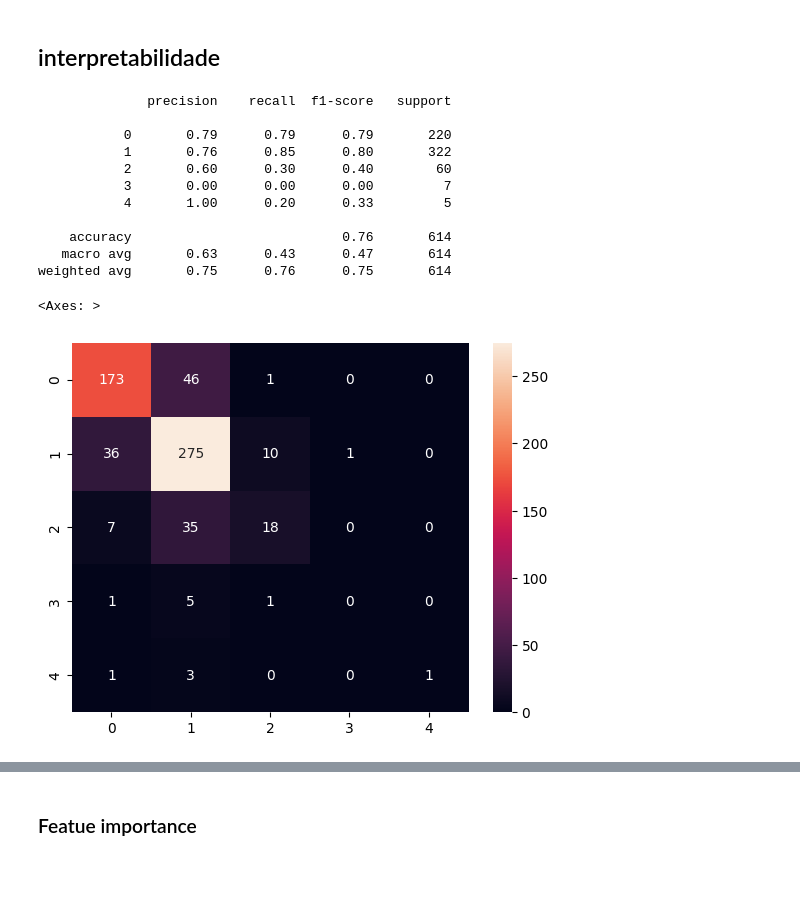
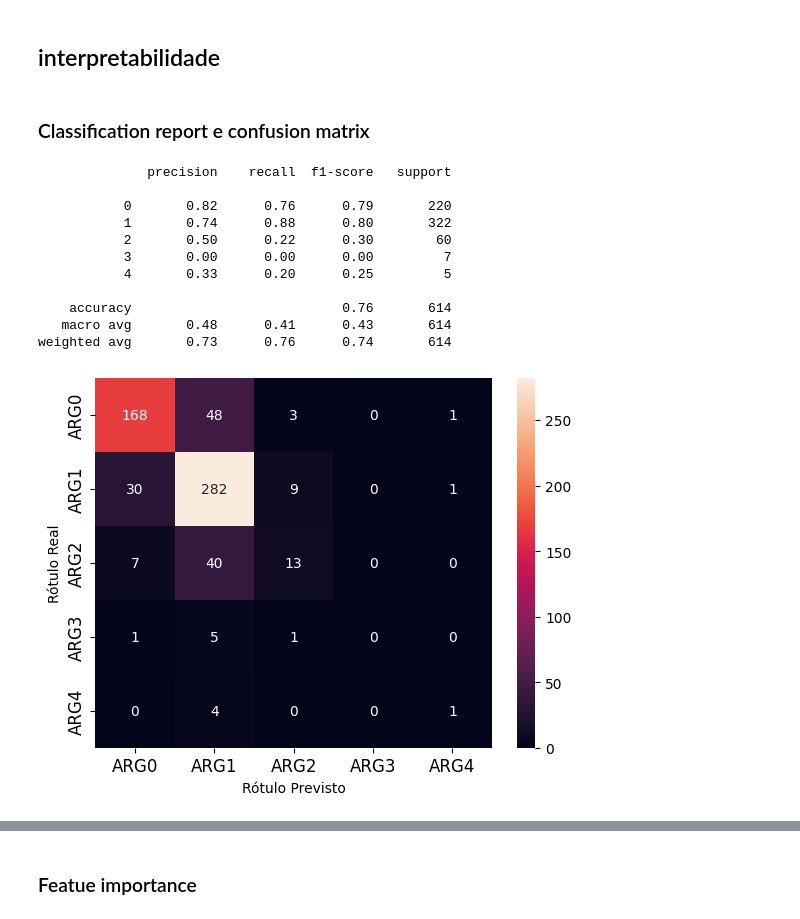
Before and after one commit to semcovici/AMR-BP-prediction, a Jupyter notebook: notebooks/2.0-classification.ipynb, the cells around one changed output, grey strips where cells are left out. Cells and saved outputs as stored; diff of their text form; code cells hidden in the pictures; blank space fills up the shorter version.

```diff
--- a/notebooks/2.0-classification.ipynb
+++ b/notebooks/2.0-classification.ipynb
@@ -133,7 +152,7 @@ df_features['label'] = df_features.label.apply(
 df_features['label'].value_counts()
 
 df_features = df_features[
-    (df_features.label != 'erro') & (df_features.label != 5)]
+    (df_features.label != 'erro')]
 df_features.label.value_counts()
 # %% [output]
 label
@@ -321,20 +304,19 @@ X_test.drop(features_std_0,axis = 1, inplace=True)
 # %%
-import scipy.stats as st
-
 #selector = RFE(RandomForestClassifier(random_state=random_seed), step=100, verbose = 2)
 selector = SelectPercentile()
-sampler = None#RandomOverSampler(sampling_strategy='minority',random_state=random_seed)
+sampler = RandomOverSampler(sampling_strategy='minority',random_state=random_seed)
 scaler = StandardScaler()
 
 estimator = XGBClassifier(
     device = 'cuda',
- #tree_method = 'hist'
+ #tree_method = 'hist',
+#    sample_weights = sample_weights
     )
 
 pipeline_steps = [
     ('scaling', scaler),
+    ('selecting', selector),
     ('sampling', sampler),
-    ('selecting', selector),
     ('estimator',estimator)
     ]
 
@@ -351,12 +333,14 @@ params = {
             "estimator__colsample_bytree": st.beta(10, 1),
             "estimator__subsample": st.beta(10, 1),
             "estimator__gamma": st.uniform(0, 10),
-           # 'estimator__objective': ['multi:softmax'],
+            'estimator__objective': ['multi:softmax'],
             'estimator__eval_metric':['aucpr'],
 
-#            'estimator__scale_pos_weight': st.randint(0, 2),
+            #'estimator__scale_pos_weight': st.randint(0, 2),
             "estimator__min_child_weight": st.expon(0, 50),
-            "selecting__percentile": [10,25,40,50,80]
+            "selecting__percentile": [10,25,40,50,80],
+            "estimator__num_class": [5]
+
 
         }
 
@@ -364,11 +348,9 @@ params = {
 rf_random = RandomizedSearchCV(
     pipeline,
     params,
-    cv=StratifiedKFold(n_splits=10),
+    cv=StratifiedKFold(n_splits=10, shuffle=True, random_state=random_seed),
     verbose=4,
-    #n_jobs=-1,
     n_iter=20,
-    #error_score = "raise",
     random_state=42,
     scoring='f1_macro')
 
@@ -536,24 +530,40 @@ y_pred = model.predict(X_test)
 y_pred_proba = model.predict_proba(X_test)
 # %% [markdown]
 ## interpretabilidade
+# %% [markdown]
+### Classification report e confusion matrix
 # %%
 print(classification_report(y_test, y_pred))
 # %% [output]
               precision    recall  f1-score   support
 
-           0       0.79      0.79      0.79       220
-           1       0.76      0.85      0.80       322
-           2       0.60      0.30      0.40        60
+           0       0.82      0.76      0.79       220
+           1       0.74      0.88      0.80       322
+           2       0.50      0.22      0.30        60
            3       0.00      0.00      0.00         7
-           4       1.00      0.20      0.33         5
+           4       0.33      0.20      0.25         5
 
     accuracy                           0.76       614
-   macro avg       0.63      0.43      0.47       614
-weighted avg       0.75      0.76      0.75       614
+   macro avg       0.48      0.41      0.43       614
+weighted avg       0.73      0.76      0.74       614
-# %%
-cm=confusion_matrix(y_test, y_pred)
-sns.heatmap(cm, annot=True, fmt='g') # font size
-# %% [output]
-<Axes: >
-[figure, removed]
+# %%
+# Supondo que y_test e y_pred já estão definidos
+cm = confusion_matrix(y_test, y_pred)
+
+# Definir os rótulos desejados para os eixos
+labels = ['ARG0', 'ARG1', 'ARG2', "ARG3", "ARG4"]
+
+# Plotar o heatmap
+ax = sns.heatmap(cm, annot=True, fmt='g')
+
+# Definir os rótulos dos eixos
+ax.set_xticklabels(labels, fontsize=12)
+ax.set_yticklabels(labels, fontsize=12)
+
+# Exibir o plot
+plt.xlabel('Rótulo Previsto')
+plt.ylabel('Rótulo Real')
+plt.show()
+# %% [output]
+[figure, added]
 # %%
```
Also changed, not shown: parts of 46 cells of this notebook, 19 other files.
